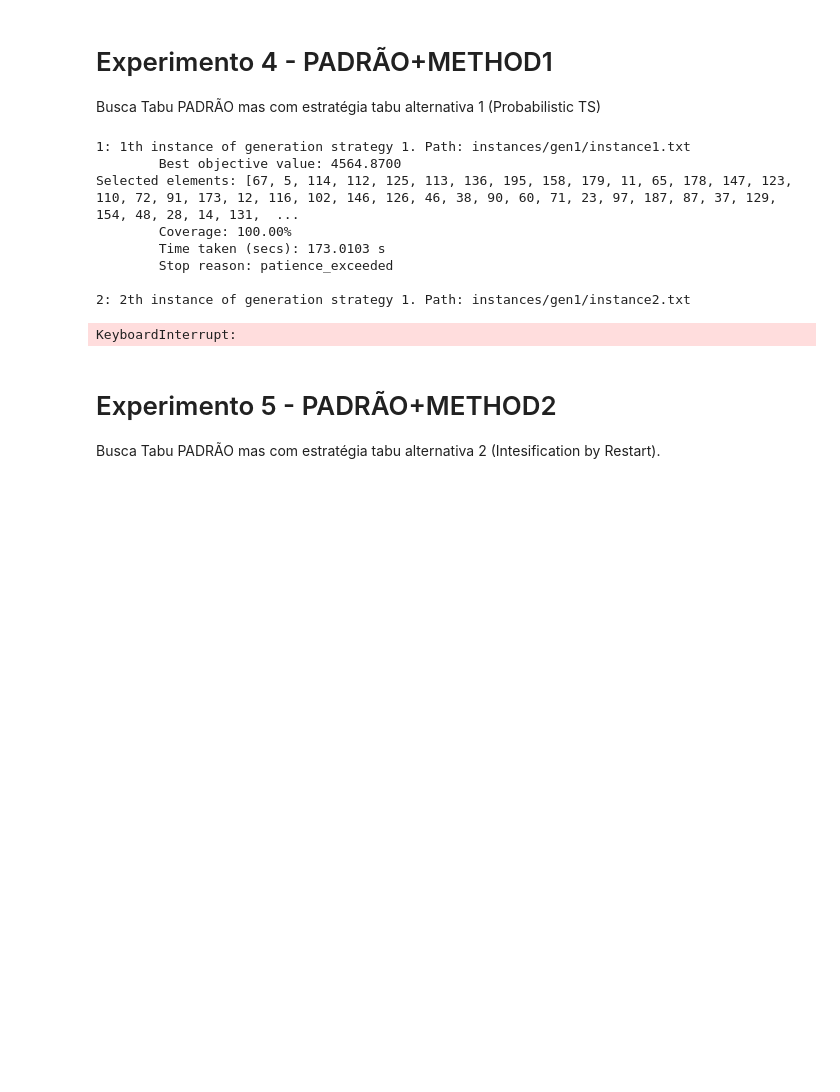
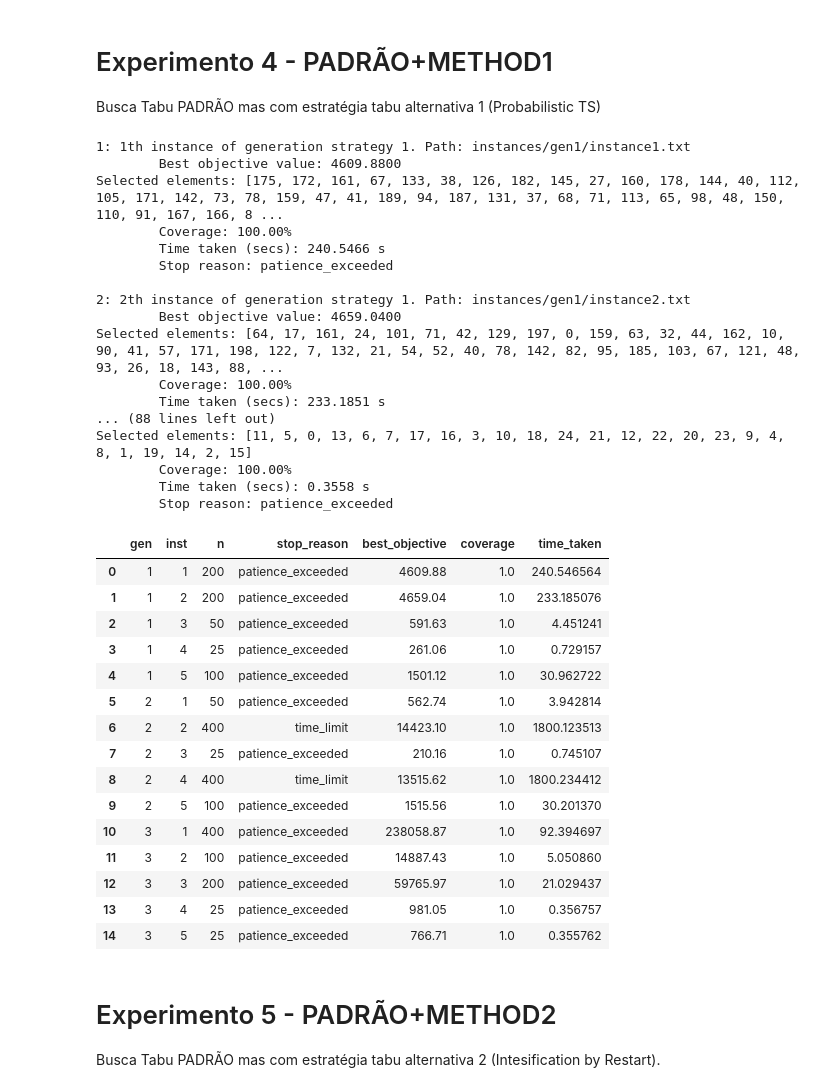
Before and after one commit to Everton-Colombo/MO824-A3, a Jupyter notebook: experiments.ipynb, the cells around one changed output. Saved outputs shown, nothing was run; the diff lists cells and outputs as text; code cells hidden in the pictures; blank space fills up the shorter version.

```diff
--- a/experiments.ipynb
+++ b/experiments.ipynb
@@ -211,21 +211,45 @@ Busca Tabu PADRÃO mas com estratégia tabu alternativa 1 (Probabilistic TS)
 # %%
 config = TSConfig(tenure=T1, search_strategy='first', probabilistic_ts=True, probabilistic_param=0.6)
 results_df = run_experiment(config)
 
-with open("pickles/results_config_3.pkl", "wb") as f:
+with open("pickles/results_config_4.pkl", "wb") as f:
     pickle.dump(results_df, f)
 
 display(results_df)
 # %% [output]
 1: 1th instance of generation strategy 1. Path: instances/gen1/instance1.txt
-        Best objective value: 4564.8700
-Selected elements: [67, 5, 114, 112, 125, 113, 136, 195, 158, 179, 11, 65, 178, 147, 123, 110, 72, 91, 173, 12, 116, 102, 146, 126, 46, 38, 90, 60, 71, 23, 97, 187, 87, 37, 129, 154, 48, 28, 14, 131,  ...
+        Best objective value: 4609.8800
+Selected elements: [175, 172, 161, 67, 133, 38, 126, 182, 145, 27, 160, 178, 144, 40, 112, 105, 171, 142, 73, 78, 159, 47, 41, 189, 94, 187, 131, 37, 68, 71, 113, 65, 98, 48, 150, 110, 91, 167, 166, 8 ...
         Coverage: 100.00%
-        Time taken (secs): 173.0103 s
+        Time taken (secs): 240.5466 s
         Stop reason: patience_exceeded
 
 2: 2th instance of generation strategy 1. Path: instances/gen1/instance2.txt
+        Best objective value: 4659.0400
+Selected elements: [64, 17, 161, 24, 101, 71, 42, 129, 197, 0, 159, 63, 32, 44, 162, 10, 90, 41, 57, 171, 198, 122, 7, 132, 21, 54, 52, 40, 78, 142, 82, 95, 185, 103, 67, 121, 48, 93, 26, 18, 143, 88, ...
+        Coverage: 100.00%
+        Time taken (secs): 233.1851 s
+... (88 lines left out)
+Selected elements: [11, 5, 0, 13, 6, 7, 17, 16, 3, 10, 18, 24, 21, 12, 22, 20, 23, 9, 4, 8, 1, 19, 14, 2, 15]
+        Coverage: 100.00%
+        Time taken (secs): 0.3558 s
+        Stop reason: patience_exceeded
-KeyboardInterrupt:
+|  | gen | inst | n | stop_reason | best_objective | coverage | time_taken |
+| 0 | 1 | 1 | 200 | patience_exceeded | 4609.88 | 1.0 | 240.546564 |
+| 1 | 1 | 2 | 200 | patience_exceeded | 4659.04 | 1.0 | 233.185076 |
+| 2 | 1 | 3 | 50 | patience_exceeded | 591.63 | 1.0 | 4.451241 |
+| 3 | 1 | 4 | 25 | patience_exceeded | 261.06 | 1.0 | 0.729157 |
+| 4 | 1 | 5 | 100 | patience_exceeded | 1501.12 | 1.0 | 30.962722 |
+| 5 | 2 | 1 | 50 | patience_exceeded | 562.74 | 1.0 | 3.942814 |
+| 6 | 2 | 2 | 400 | time_limit | 14423.10 | 1.0 | 1800.123513 |
+| 7 | 2 | 3 | 25 | patience_exceeded | 210.16 | 1.0 | 0.745107 |
+| 8 | 2 | 4 | 400 | time_limit | 13515.62 | 1.0 | 1800.234412 |
+| 9 | 2 | 5 | 100 | patience_exceeded | 1515.56 | 1.0 | 30.201370 |
+| 10 | 3 | 1 | 400 | patience_exceeded | 238058.87 | 1.0 | 92.394697 |
+| 11 | 3 | 2 | 100 | patience_exceeded | 14887.43 | 1.0 | 5.050860 |
+| 12 | 3 | 3 | 200 | patience_exceeded | 59765.97 | 1.0 | 21.029437 |
+| 13 | 3 | 4 | 25 | patience_exceeded | 981.05 | 1.0 | 0.356757 |
+| 14 | 3 | 5 | 25 | patience_exceeded | 766.71 | 1.0 | 0.355762 |
 # %% [markdown]
 # Experimento 5 - PADRÃO+METHOD2
 Busca Tabu PADRÃO mas com estratégia tabu alternativa 2 (Intesification by Restart).
```
Also changed, not shown: parts of 1 cell of this notebook, 3 other files.
